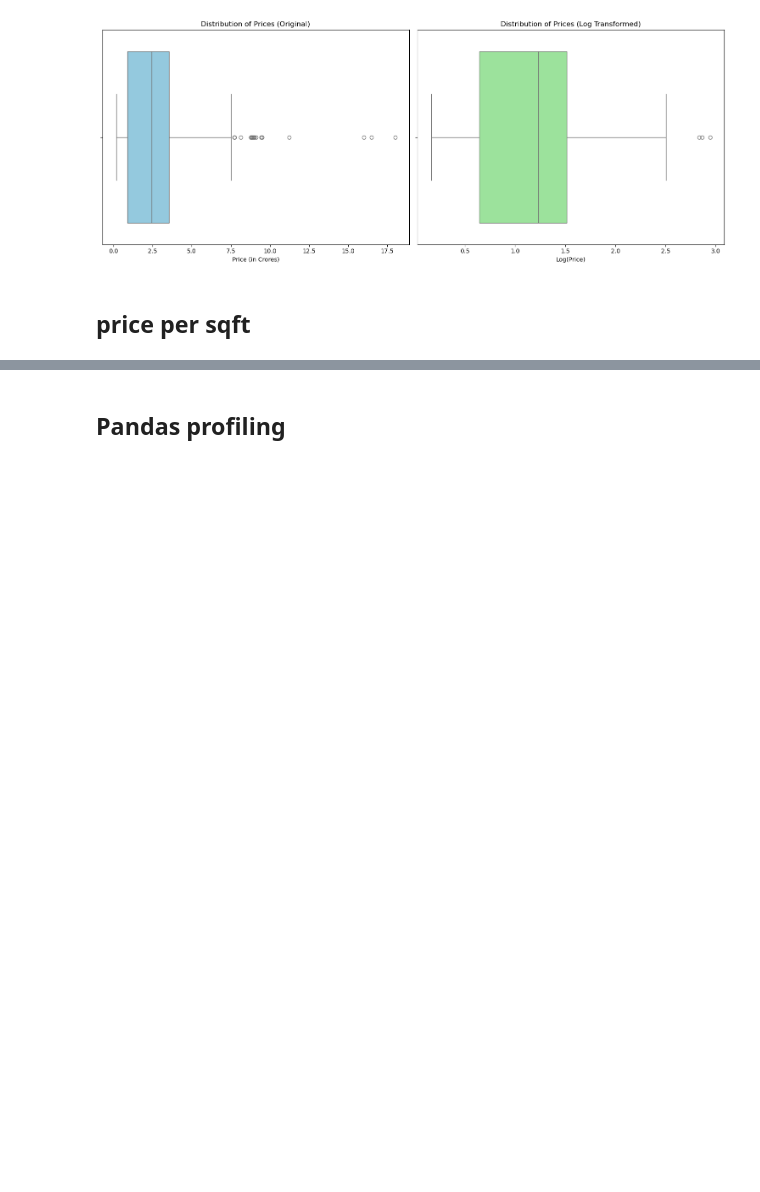
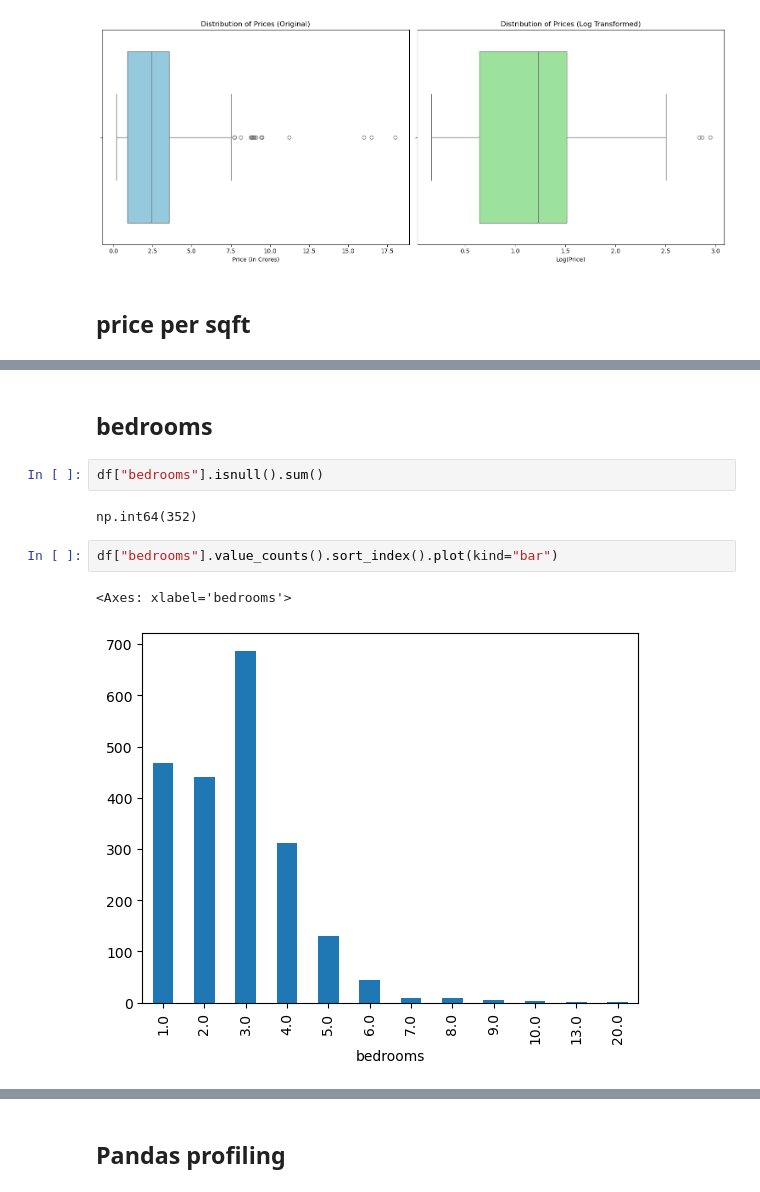
Before and after one commit to zeeshanAhmed2798/real-estate-ml-project, a Jupyter notebook: Data Cleaning/eda_on_flats.ipynb, the cells around one changed output, grey strips where cells are left out. Saved outputs shown, nothing was run; the diff lists cells and outputs as text; blank space fills up the shorter version.

```diff
--- a/Data Cleaning/eda_on_flats.ipynb
+++ b/Data Cleaning/eda_on_flats.ipynb
@@ -434,0 +467,11 @@ plt.show()
+# %% [markdown]
+## bedrooms
+# %%
+df["bedrooms"].isnull().sum()
+# %% [output]
+np.int64(352)
+# %%
+df["bedrooms"].value_counts().sort_index().plot(kind="bar")
+# %% [output]
+<Axes: xlabel='bedrooms'>
+[figure, added]
```
Also changed, not shown: parts of 63 cells of this notebook.
